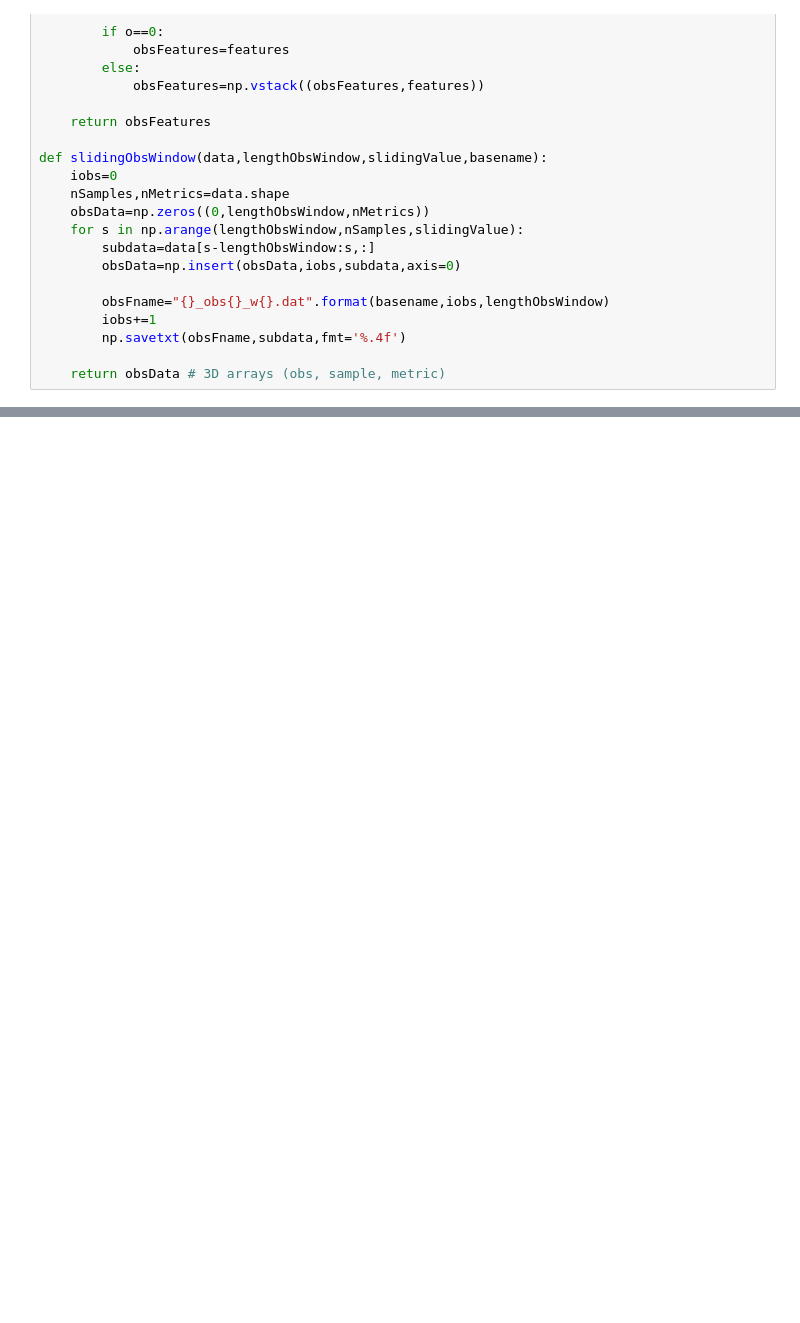
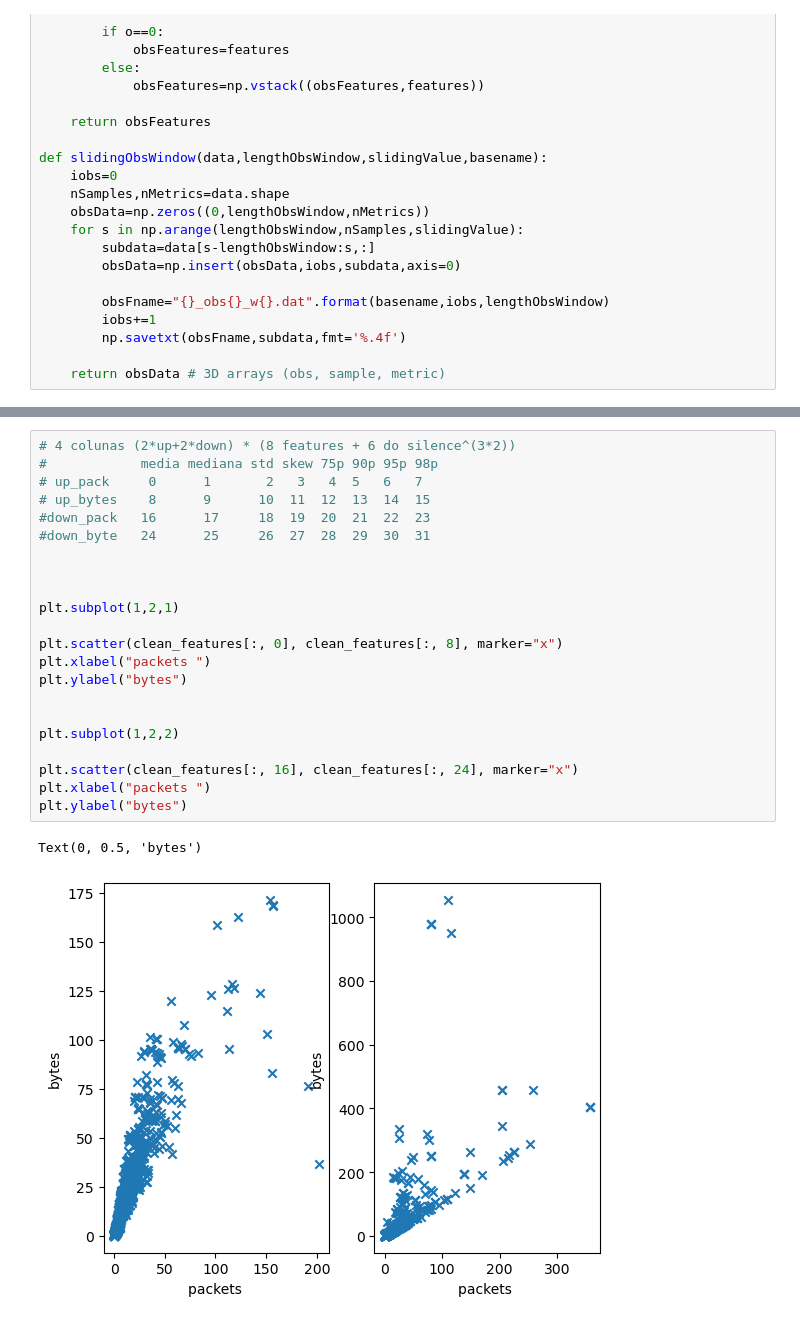
Before and after one commit to Pengrey/AAS, a Jupyter notebook: Work/proj/AAS_Project.ipynb, the cells around one changed output, grey strips where cells are left out. Saved outputs shown, nothing was run; the diff lists cells and outputs as text; blank space fills up the shorter version.

```diff
--- a/Work/proj/AAS_Project.ipynb
+++ b/Work/proj/AAS_Project.ipynb
@@ -634,0 +666,25 @@ Text(0, 0.5, 'Upload (mb/s)')
+# %%
+# 4 colunas (2*up+2*down) * (8 features + 6 do silence^(3*2))
+#            media mediana std skew 75p 90p 95p 98p
+# up_pack     0      1       2   3   4  5   6   7
+# up_bytes    8      9      10  11  12  13  14  15
+#down_pack   16      17     18  19  20  21  22  23
+#down_byte   24      25     26  27  28  29  30  31
+
+
+
+plt.subplot(1,2,1)
+
+plt.scatter(clean_features[:, 0], clean_features[:, 8], marker="x")
+plt.xlabel("packets ")
+plt.ylabel("bytes")
+
+
+plt.subplot(1,2,2)
+
+plt.scatter(clean_features[:, 16], clean_features[:, 24], marker="x")
+plt.xlabel("packets ")
+plt.ylabel("bytes")
+# %% [output]
+Text(0, 0.5, 'bytes')
+[figure, added]
```
Also changed, not shown: parts of 22 cells of this notebook.
